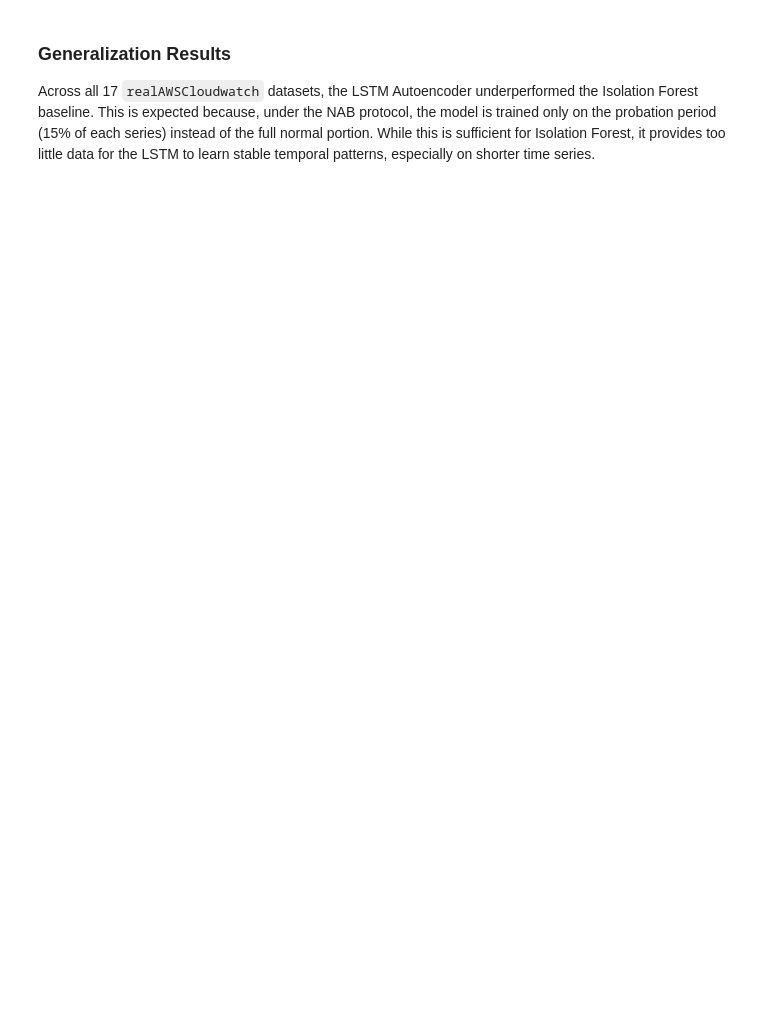
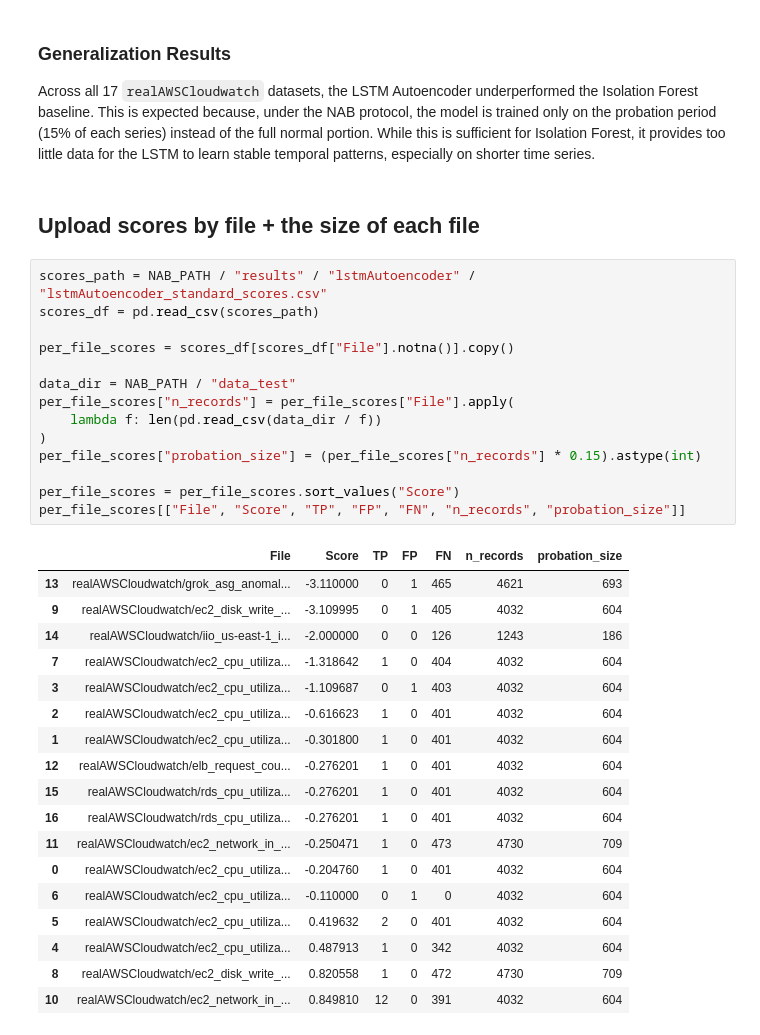
Before and after one commit to Manal-Ghita/Nab-Anomaly-Detection, a Jupyter notebook: notebooks/03_lstm_autoencoder.ipynb, the cells around one changed output. Saved outputs shown, nothing was run; the diff lists cells and outputs as text; blank space fills up the shorter version.

```diff
--- a/notebooks/03_lstm_autoencoder.ipynb
+++ b/notebooks/03_lstm_autoencoder.ipynb
@@ -584,3 +584,38 @@ Final scores have been written to C:\Users\nouveaucompte\NAB\results\final_resul
 ### Generalization Results
 
 Across all 17 `realAWSCloudwatch` datasets, the LSTM Autoencoder underperformed the Isolation Forest baseline. This is expected because, under the NAB protocol, the model is trained only on the probation period (15% of each series) instead of the full normal portion. While this is sufficient for Isolation Forest, it provides too little data for the LSTM to learn stable temporal patterns, especially on shorter time series.
+# %% [markdown]
+## Upload scores by file + the size of each file
+# %%
+scores_path = NAB_PATH / "results" / "lstmAutoencoder" / "lstmAutoencoder_standard_scores.csv"
+scores_df = pd.read_csv(scores_path)
+
+per_file_scores = scores_df[scores_df["File"].notna()].copy()
+
+data_dir = NAB_PATH / "data_test"
+per_file_scores["n_records"] = per_file_scores["File"].apply(
+    lambda f: len(pd.read_csv(data_dir / f))
+)
+per_file_scores["probation_size"] = (per_file_scores["n_records"] * 0.15).astype(int)
+
+per_file_scores = per_file_scores.sort_values("Score")
+per_file_scores[["File", "Score", "TP", "FP", "FN", "n_records", "probation_size"]]
+# %% [output]
+|  | File | Score | TP | FP | FN | n_records | probation_size |
+| 13 | realAWSCloudwatch/grok_asg_anomal... | -3.110000 | 0 | 1 | 465 | 4621 | 693 |
+| 9 | realAWSCloudwatch/ec2_disk_write_... | -3.109995 | 0 | 1 | 405 | 4032 | 604 |
+| 14 | realAWSCloudwatch/iio_us-east-1_i... | -2.000000 | 0 | 0 | 126 | 1243 | 186 |
+| 7 | realAWSCloudwatch/ec2_cpu_utiliza... | -1.318642 | 1 | 0 | 404 | 4032 | 604 |
+| 3 | realAWSCloudwatch/ec2_cpu_utiliza... | -1.109687 | 0 | 1 | 403 | 4032 | 604 |
+| 2 | realAWSCloudwatch/ec2_cpu_utiliza... | -0.616623 | 1 | 0 | 401 | 4032 | 604 |
+| 1 | realAWSCloudwatch/ec2_cpu_utiliza... | -0.301800 | 1 | 0 | 401 | 4032 | 604 |
+| 12 | realAWSCloudwatch/elb_request_cou... | -0.276201 | 1 | 0 | 401 | 4032 | 604 |
+| 15 | realAWSCloudwatch/rds_cpu_utiliza... | -0.276201 | 1 | 0 | 401 | 4032 | 604 |
+| 16 | realAWSCloudwatch/rds_cpu_utiliza... | -0.276201 | 1 | 0 | 401 | 4032 | 604 |
+| 11 | realAWSCloudwatch/ec2_network_in_... | -0.250471 | 1 | 0 | 473 | 4730 | 709 |
+| 0 | realAWSCloudwatch/ec2_cpu_utiliza... | -0.204760 | 1 | 0 | 401 | 4032 | 604 |
+| 6 | realAWSCloudwatch/ec2_cpu_utiliza... | -0.110000 | 0 | 1 | 0 | 4032 | 604 |
+| 5 | realAWSCloudwatch/ec2_cpu_utiliza... | 0.419632 | 2 | 0 | 401 | 4032 | 604 |
+| 4 | realAWSCloudwatch/ec2_cpu_utiliza... | 0.487913 | 1 | 0 | 342 | 4032 | 604 |
+| 8 | realAWSCloudwatch/ec2_disk_write_... | 0.820558 | 1 | 0 | 472 | 4730 | 709 |
+| 10 | realAWSCloudwatch/ec2_network_in_... | 0.849810 | 12 | 0 | 391 | 4032 | 604 |
```
Also changed, not shown: parts of 3 cells of this notebook.
